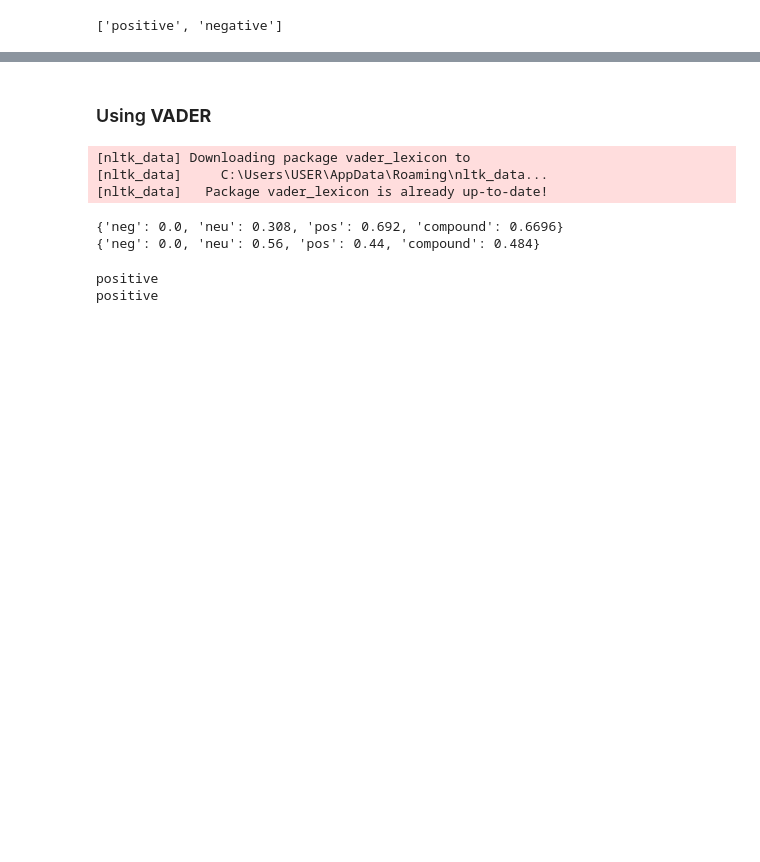
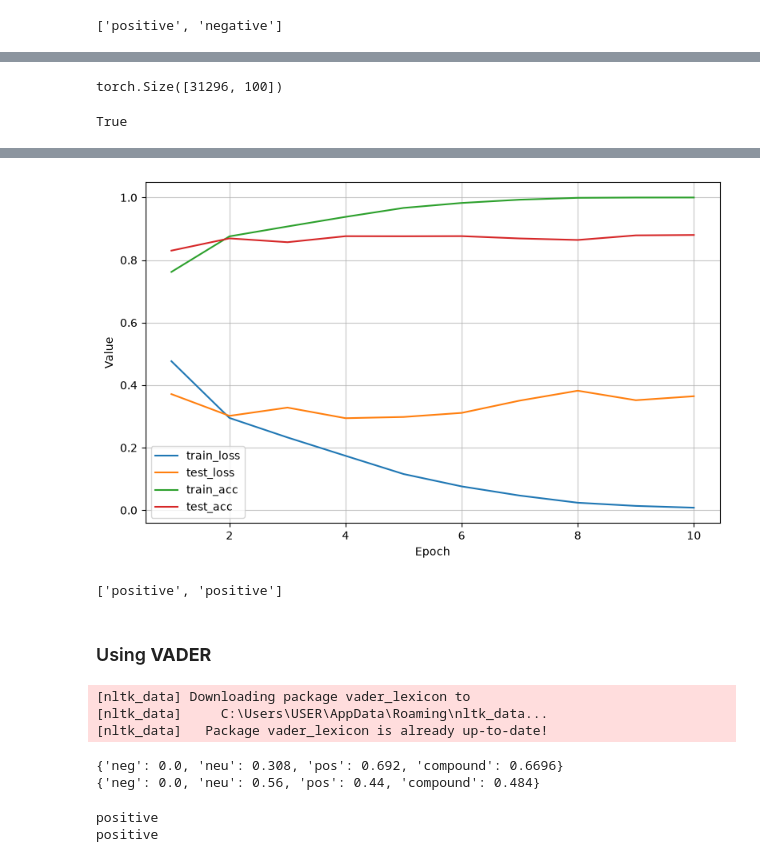
Before and after one commit to loki-git001/IPYNB-files, a Jupyter notebook: NLP/sentiment_analysis.ipynb, the cells around one changed output, grey strips where cells are left out. Cells and saved outputs as stored; diff of their text form; code cells hidden in the pictures; blank space fills up the shorter version.

```diff
--- a/NLP/sentiment_analysis.ipynb
+++ b/NLP/sentiment_analysis.ipynb
@@ -597,0 +651,16 @@ predict_sentiment(
+# %%
+from torchinfo import summary
+
+vocab_size = len(vocab)
+embedding_dim = 100
+num_channels = 100
+kernel_sizes = [3, 4, 5]
+
+model = TextCNN(
+    vocab_size=vocab_size,
+    embedding_dim=embedding_dim,
+    num_channels=num_channels,
+    kernel_sizes=kernel_sizes,
+)
+
+summary(model, input_size=(64, 500), dtypes=[torch.long])
@@ -597,0 +685,19 @@ predict_sentiment(
+# %%
+embedding_matrix = torch.randn(len(vocab), embedding_dim)
+
+for idx, word in enumerate(vocab.idx_to_token):
+    if word in glove_model:
+        embedding_matrix[idx] = torch.tensor(glove_model[word])
+
+embedding_matrix[vocab["<pad>"]] = 0
+
+embedding_matrix.shape
+# %% [output]
+torch.Size([31296, 100])
+# %%
+model.embeddings.weight.data.copy_(embedding_matrix)
+model.embeddings.weight.requires_grad = False
+
+torch.equal(embedding_matrix.cpu(), model.embeddings.weight.cpu())
+# %% [output]
+True
@@ -597,0 +758,20 @@ predict_sentiment(
+# %%
+optimizer = torch.optim.Adam(model.parameters())
+loss_fn = nn.CrossEntropyLoss()
+device = "cuda" if torch.cuda.is_available() else "cpu"
+# %%
+history_dict = {"train_loss": [], "test_loss": [], "train_acc": [], "test_acc": []}
+
+epochs = 10
+for epoch in range(epochs):
+    print(f"Epoch : {epoch + 1} ---------------------------------------")
+    train_loss, train_acc = train_cnn(model, train_iter, device, optimizer, loss_fn)
+    test_loss, test_acc = test_cnn(model, test_iter, device, loss_fn)
+
+    history_dict["train_loss"].append(train_loss)
+    history_dict["test_loss"].append(test_loss)
+    history_dict["train_acc"].append(train_acc)
+    history_dict["test_acc"].append(test_acc)
+
+plot_net(history_dict)
+# %% [output]
@@ -598,3 +795,10 @@ predict_sentiment(
+[figure, added]
+# %%
+predict_sentiment(
+    model, vocab, ["this movie is so great", "this movie is not good"], device
+)
+# %% [output]
+['positive', 'positive']
 # %% [markdown]
 ### Using **VADER**
 # %%
```
Also changed, not shown: parts of 9 cells of this notebook, 1 other file.
